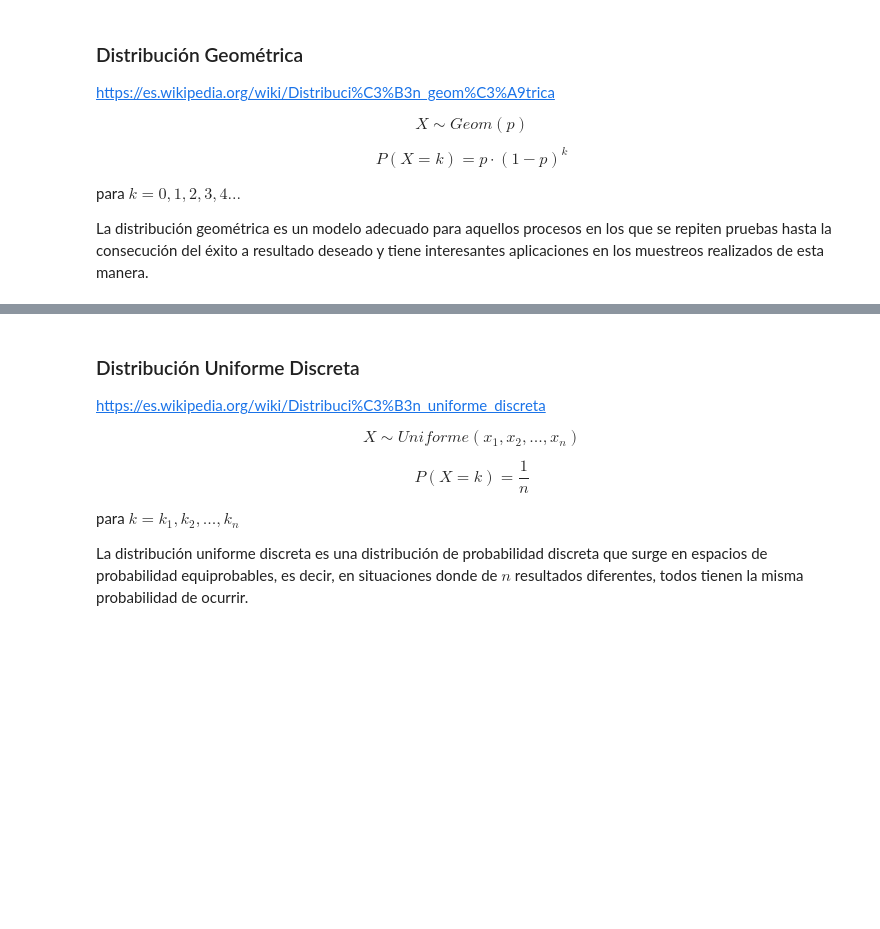
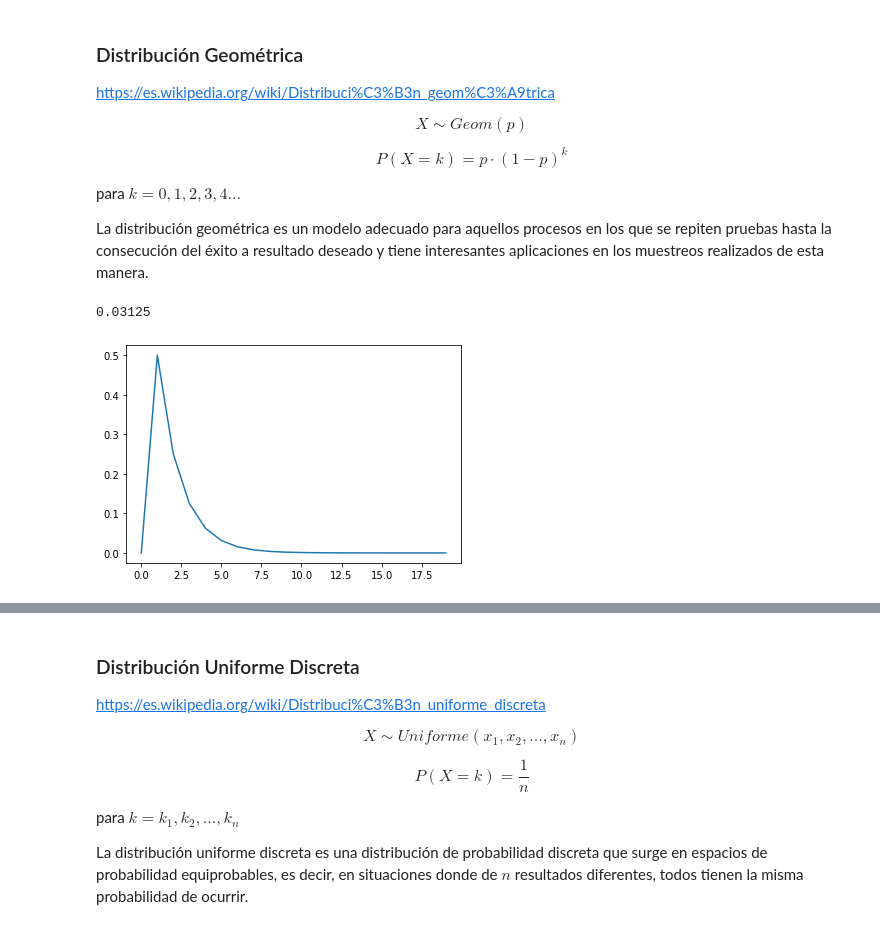
Before and after one commit to YonatanRA/ds_tb_part_21_09, a Jupyter notebook: 02-Data_Analysis/8.2 - Distribuciones Discretas.ipynb, the cells around one changed output, grey strips where cells are left out. Saved outputs shown, nothing was run; the diff lists cells and outputs as text; code cells hidden in the pictures; blank space fills up the shorter version.

```diff
--- a/02-Data_Analysis/8.2 - Distribuciones Discretas.ipynb
+++ b/02-Data_Analysis/8.2 - Distribuciones Discretas.ipynb
@@ -188,0 +240,13 @@ La distribución geométrica es un modelo adecuado para aquellos procesos en los
+# %%
+# ¿Cual es la prob de exito en el k-esimo intento?
+
+geom.pmf(5, 0.5)  #geom.pmf(k, p)
+# %% [output]
+0.03125
+# %%
+x=[i for i in range(20)]
+y=[geom.pmf(x, 0.5) for x in x]
+
+plt.plot(x, y);
+# %% [output]
+[figure, added]
```
Also changed, not shown: parts of 38 cells of this notebook, 1 other file.
